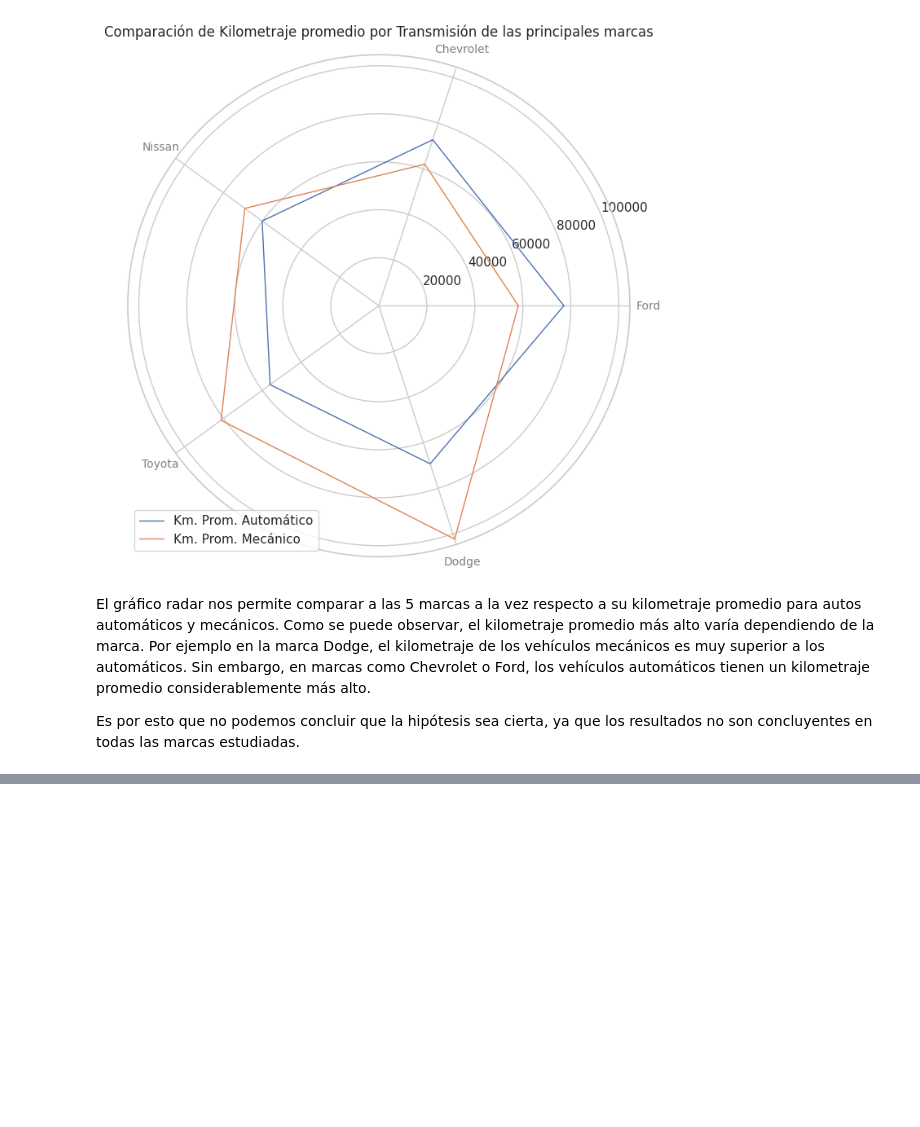
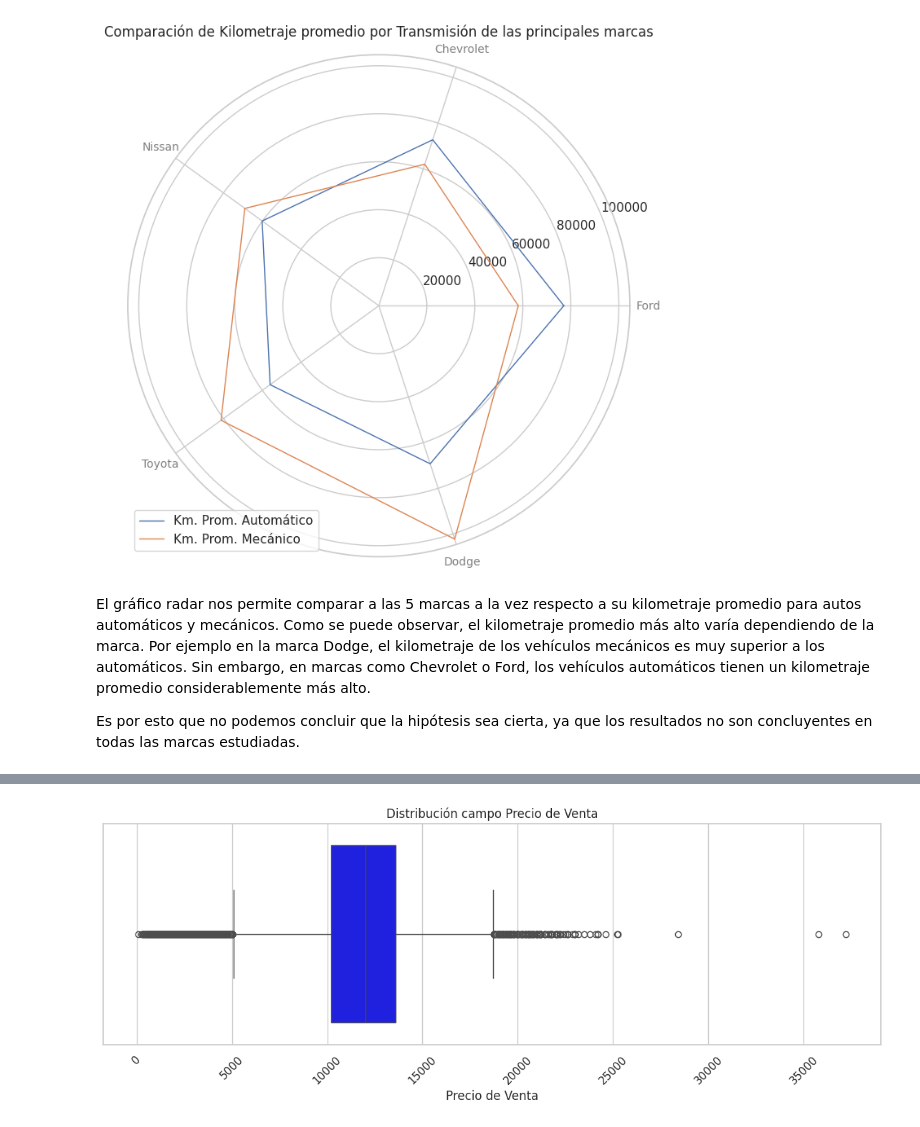
Before and after one commit to nicolaschavezarenas/proyecto_final_DS1, a Jupyter notebook: Proyecto_ParteIIII_Chavez.ipynb, the cells around one changed output, grey strips where cells are left out. Cells and saved outputs as stored; diff of their text form; code cells hidden in the pictures; blank space fills up the shorter version.

```diff
--- a/Proyecto_ParteIIII_Chavez.ipynb
+++ b/Proyecto_ParteIIII_Chavez.ipynb
@@ -459,0 +509,6 @@ Es por esto que no podemos concluir que la hipótesis sea cierta, ya que los res
+# %%
+#Al realizar esta accion podemos ver que existen 11 valores null en el precio de venta. Al ser esta la variable dependiente serán eliminados de el data frame principal
+#El resto de variables con valores null no son parte del modelo por lo que no se excluirán en este momento
+
+df2 = df2.dropna(subset=['sellingprice'])
+df2.isnull().sum().sort_values(ascending=False)
@@ -459,0 +540,9 @@ Es por esto que no podemos concluir que la hipótesis sea cierta, ya que los res
+# %%
+plt.figure(figsize=(14, 4))
+sns.boxplot(x="sellingprice", data=df2,color='Blue')
+plt.xlabel('Precio de Venta')
+plt.title('Distribución campo Precio de Venta')
+plt.xticks(rotation=45)
+plt.show()
+# %% [output]
+[figure, added]
```
Also changed, not shown: parts of 28 cells of this notebook.
